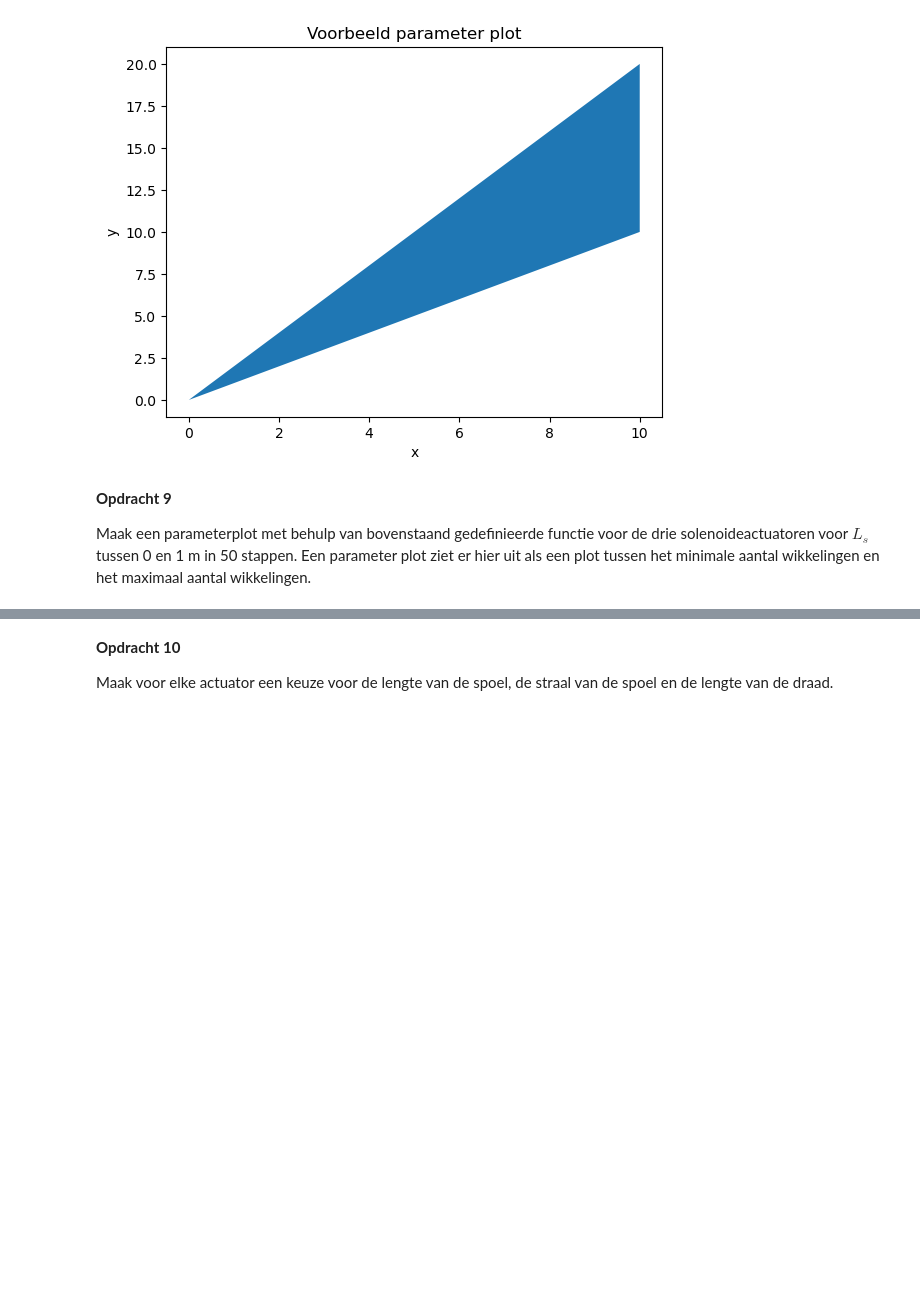
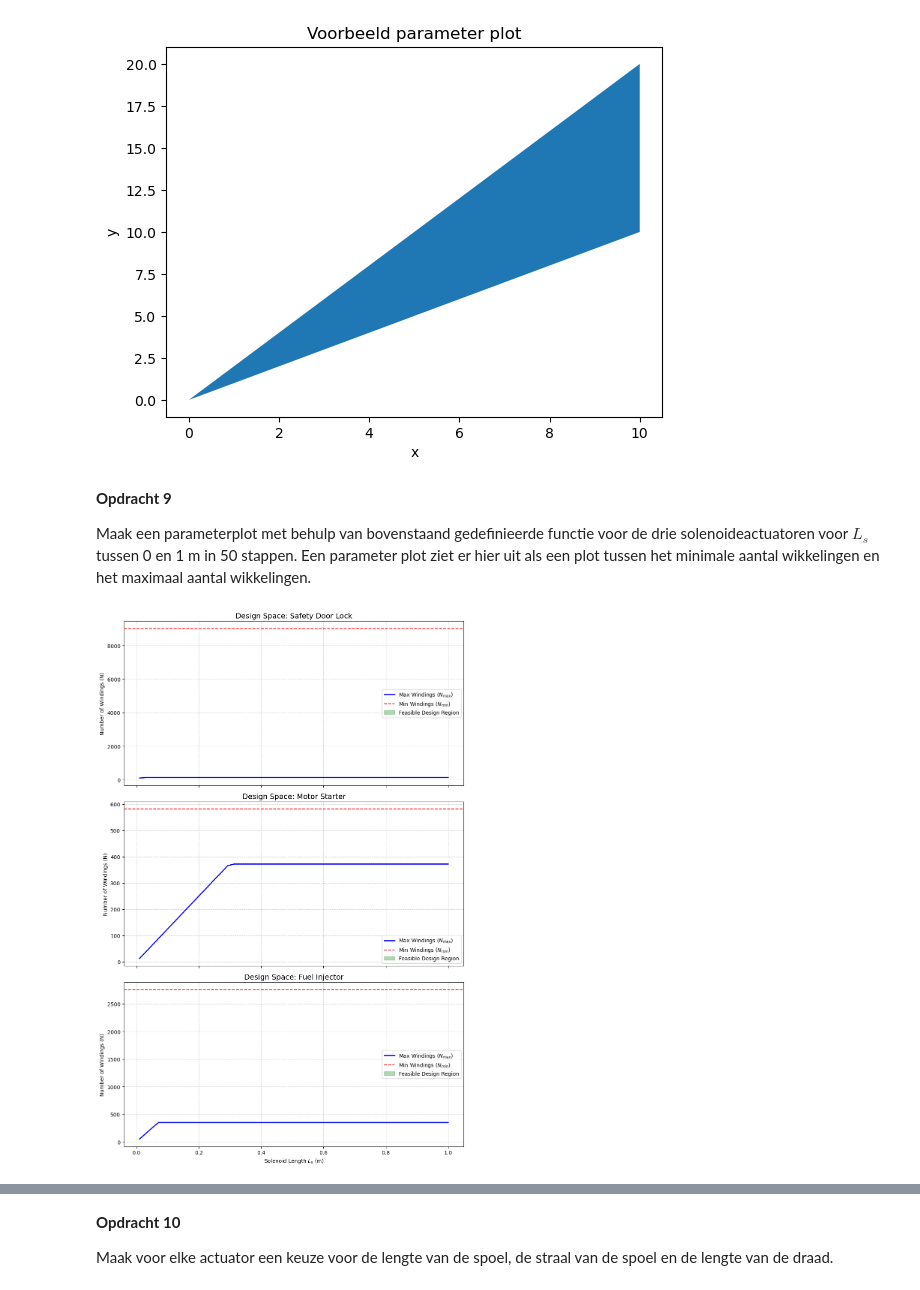
Before and after one commit to JohnSia1111/DEF-D-Doc, a Jupyter notebook: 2KrachtactuatorOpdracht/KrachtactuatorOpdracht.ipynb, the cells around one changed output, grey strips where cells are left out. Cells and saved outputs as stored; diff of their text form; code cells hidden in the pictures; blank space fills up the shorter version.

```diff
--- a/2KrachtactuatorOpdracht/KrachtactuatorOpdracht.ipynb
+++ b/2KrachtactuatorOpdracht/KrachtactuatorOpdracht.ipynb
@@ -210,6 +229,75 @@ Text(0, 0.5, 'y')
 
 Maak een parameterplot met behulp van bovenstaand gedefinieerde functie voor de drie solenoideactuatoren voor $L_s$ tussen 0 en 1 m in 50 stappen. Een parameter plot ziet er hier uit als een plot tussen het minimale aantal wikkelingen en het maximaal aantal wikkelingen.
 # %%
-###
-###Jouw code hier###
-###
+
+def plot_actuator_design_space(actuators, Ls_range): #
+    """
+    This is to define a function with two argument to test if the actuator will work.
+    """
+    mu_0 = 4 * np.pi * 1e-7 # Use a constant magnetic permeability
+    rho = 1.72e-8 # Resistivity of copper
+    g = 0.01       # The gap will be set at 10mm
+
+    fig, axes = plt.subplots(3, 1, figsize=(10, 15), sharex=True)
+    "This creates a stack for 3 actuators in verticle."
+    " The sharex ensures that all the stack get the same horizontal scale (0 to 1m)"
+
+# This ensures a loop for all three graphics.
+    for i, (name, params) in enumerate(actuators.items()):
+
+        "Ensures that the right values are signed to thr right actuator of graph"
+        V, F, I, rs, rd = params['V'], params['F'], params['I'], params['rs'], params['rd']
+
+       #Here is where we start the actual calculation.
+        # Calculates the N_min (Constant for a given force and radius)
+        A_core = np.pi * (rs ** 2) #This is to calculate the area that depends on the radius.
+        n_min_val = (g / I) * np.sqrt((2 * F) / (mu_0 * A_core)) #The equation in exercise 7
+        N_min = np.full_like(Ls_range, n_min_val) #This creates a horizontal line across the whole graph
+
+        # Calculating N_max (Length limit and resistance limit)
+        N_max_length = Ls_range / (2 * rd) #This calculates how many wires can fit side by side.
+
+        # Using the found equation from exercise 6 (ohm's law )
+        R_max = V / I
+        A_wire = np.pi * (rd ** 2)
+        L_wire_max = (R_max * A_wire) / rho
+        circumference = 2 * np.pi * rs
+        n_max_resistance = L_wire_max / circumference
+
+        # This selects the smalls number between the physical space limit and the electrical resistance.
+        N_max = np.minimum(N_max_length, n_max_resistance)
+
+        # Making the graphs
+        axes[i].plot(Ls_range, N_max, label='Max Windings ($N_{max}$)', color='blue', linewidth=2)
+        'Plots the curve'
+        axes[i].axhline(y=n_min_val, label='Min Windings ($N_{min}$)', color='red', linestyle='--')
+        'This makes a line in the graph to show the minimum winding'
+
+        # This to shade the part that is feasible to work within
+        axes[i].fill_between(Ls_range, N_min, N_max, where=(N_max >= N_min),
+                             color='green', alpha=0.3, label='Feasible Design Region')
+
+        axes[i].set_title(f"Design Space: {name}", fontsize=14)
+        axes[i].set_ylabel("Number of Windings (N)")
+        axes[i].grid(True, which='both', linestyle='--', alpha=0.5)
+        axes[i].legend()
+
+# To prevent any conflict, this code cleans and set the titles at their right place to prevent overlapping.
+    axes[-1].set_xlabel("Solenoid Length $L_s$ (m)")
+    plt.tight_layout()
+    plt.show()
+
+# The code is to provide the names with their assigned values or constants.
+actuators = {
+    "Safety Door Lock": {"V": 9, "F": 40, "I": 0.5, "rs": 0.01, "rd": 0.00005},
+    "Motor Starter": {"V": 12, "F": 150, "I": 10, "rs": 0.015, "rd": 0.0004},
+    "Fuel Injector": {"V": 12, "F": 15, "I": 2, "rs": 0.005, "rd": 0.0001}
+}
+
+# Creating the range for a solenoid with Length between 0 to 1 meter.
+Ls_steps = np.linspace(0.01, 1.0, 50)
+
+# Plotting
+plot_actuator_design_space(actuators, Ls_steps)
+# %% [output]
+[figure, added]
```
Also changed, not shown: parts of 7 cells of this notebook, 9 other files.
